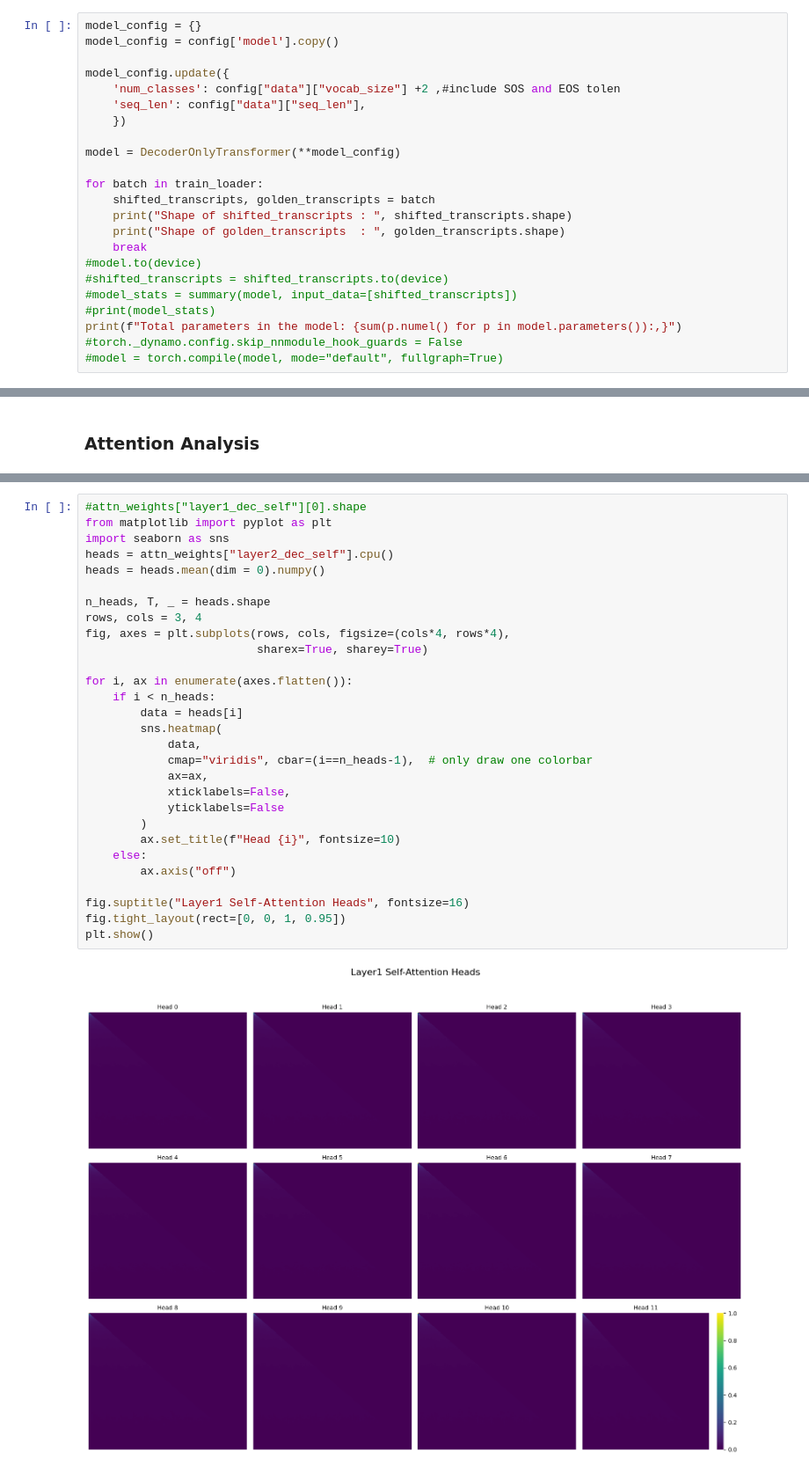
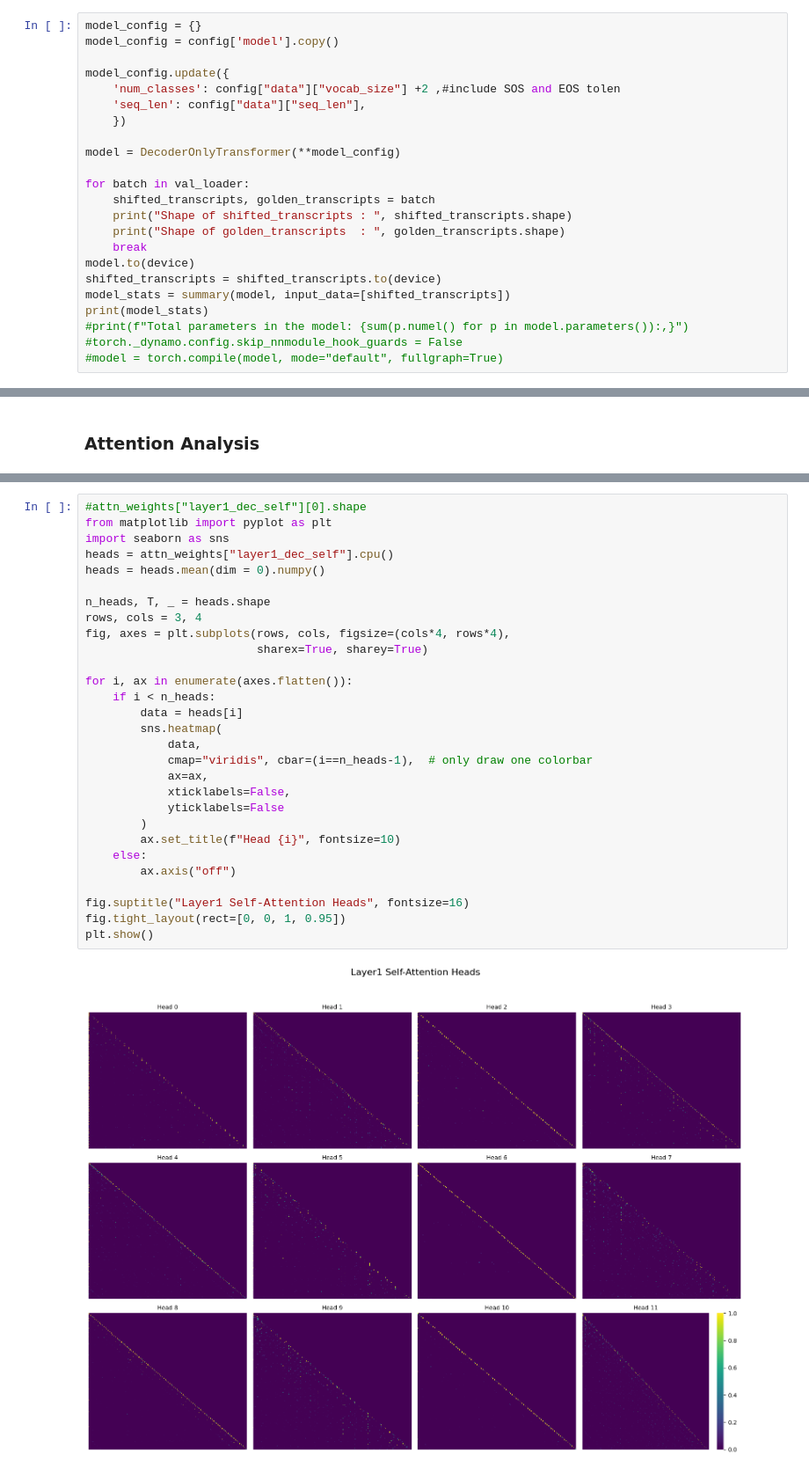
Before and after one commit to LucaSfragara/Thesis, a Jupyter notebook: gpt_train.ipynb, the cells around one changed output, grey strips where cells are left out. Shown at 88% size. Drawn from its saved outputs; the diff is of its cells as text.

```diff
--- a/gpt_train.ipynb
+++ b/gpt_train.ipynb
@@ -87,16 +87,16 @@ model_config.update({
 
 model = DecoderOnlyTransformer(**model_config)
 
-for batch in train_loader:
+for batch in val_loader:
     shifted_transcripts, golden_transcripts = batch
     print("Shape of shifted_transcripts : ", shifted_transcripts.shape)
     print("Shape of golden_transcripts  : ", golden_transcripts.shape)
     break
-#model.to(device)
-#shifted_transcripts = shifted_transcripts.to(device)
-#model_stats = summary(model, input_data=[shifted_transcripts])
-#print(model_stats)
-print(f"Total parameters in the model: {sum(p.numel() for p in model.parameters()):,}")
+model.to(device)
+shifted_transcripts = shifted_transcripts.to(device)
+model_stats = summary(model, input_data=[shifted_transcripts])
+print(model_stats)
+#print(f"Total parameters in the model: {sum(p.numel() for p in model.parameters()):,}")
 #torch._dynamo.config.skip_nnmodule_hook_guards = False
 #model = torch.compile(model, mode="default", fullgraph=True)
 # %% [output]
@@ -341,31 +345,31 @@ for i, batch in enumerate(val_loader):
 # %%
 #attn_weights["layer1_dec_self"][0].shape
 from matplotlib import pyplot as plt
 import seaborn as sns
-heads = attn_weights["layer2_dec_self"].cpu()
+heads = attn_weights["layer1_dec_self"].cpu()
 heads = heads.mean(dim = 0).numpy()
 
 n_heads, T, _ = heads.shape
 rows, cols = 3, 4
 fig, axes = plt.subplots(rows, cols, figsize=(cols*4, rows*4),
                          sharex=True, sharey=True)
 
 for i, ax in enumerate(axes.flatten()):
     if i < n_heads:
         data = heads[i]
         sns.heatmap(
             data,
             cmap="viridis", cbar=(i==n_heads-1),  # only draw one colorbar
             ax=ax,
             xticklabels=False,
             yticklabels=False
         )
         ax.set_title(f"Head {i}", fontsize=10)
     else:
         ax.axis("off")
 
 fig.suptitle("Layer1 Self-Attention Heads", fontsize=16)
 fig.tight_layout(rect=[0, 0, 1, 0.95])
 plt.show()
 # %% [output]
-[figure, old version]
+[figure, new version]
```
Also changed, not shown: parts of 11 cells of this notebook, 2 other files.
